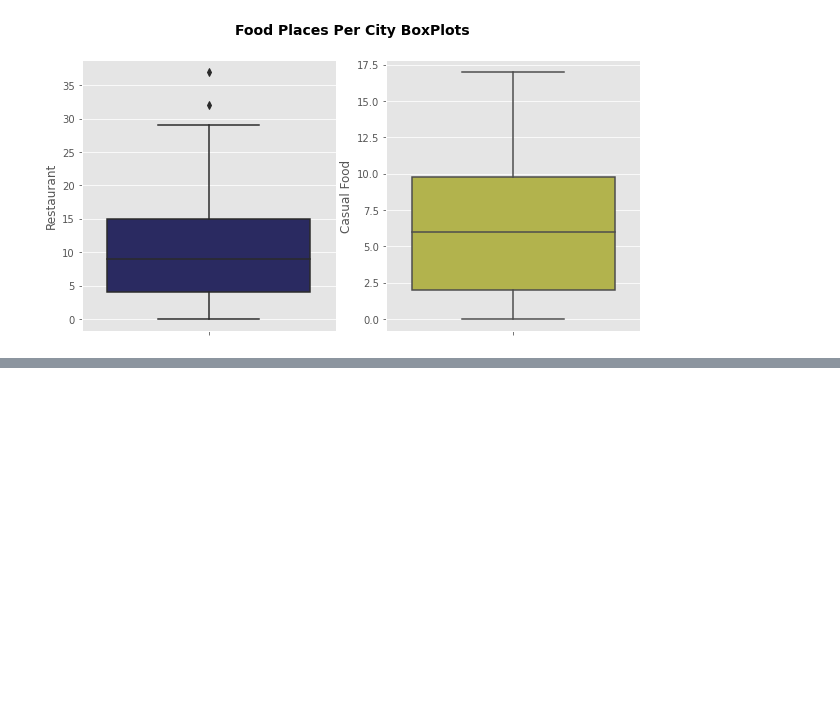
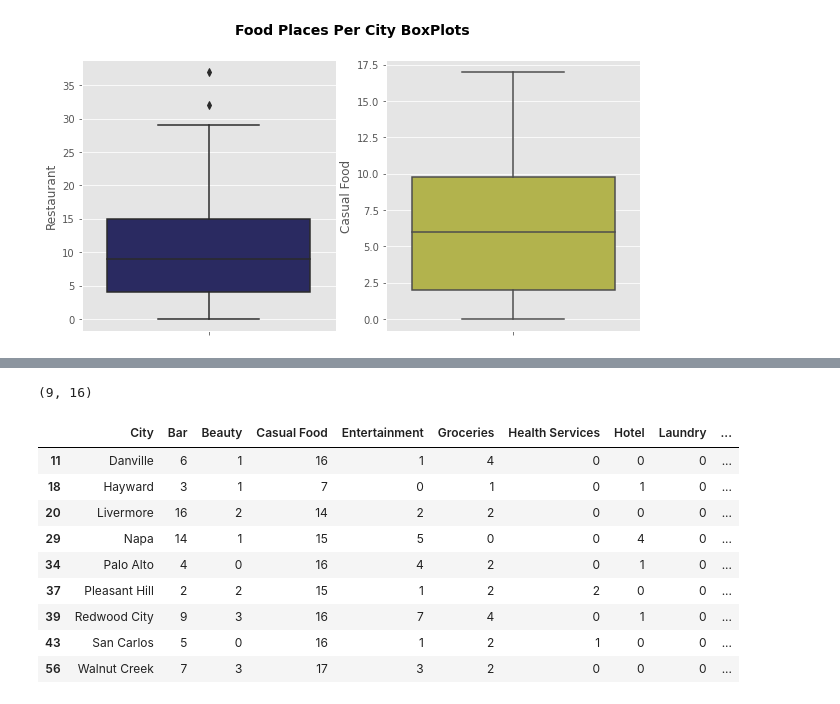
Before and after one commit to jgarcia-garcia/Coursera_Capstone, a Jupyter notebook: Best_Office_Location_SFBayArea.ipynb, the cells around one changed output, grey strips where cells are left out. Saved outputs shown, nothing was run; the diff lists cells and outputs as text; code cells hidden in the pictures; blank space fills up the shorter version.

```diff
--- a/Best_Office_Location_SFBayArea.ipynb
+++ b/Best_Office_Location_SFBayArea.ipynb
@@ -610,0 +628,18 @@ Text(0, 0.5, 'Number of cities')
+# %%
+#Use the requirements to filter the cities and do a first selection
+#Requirements are at least: 9 restaurants, 6 casual food places, 2 sport venues, 1 bar
+bay_filtered = bay_grouped[(bay_grouped['Restaurant']>=10)&(bay_grouped['Casual Food']>=7)&(bay_grouped['Sports']>=3)&(bay_grouped['Bar']>=2)]
+print(bay_filtered.shape)
+bay_filtered
+# %% [output]
+(9, 16)
+|  | City | Bar | Beauty | Casual Food | Entertainment | Groceries | Health Services | Hotel | Laundry | ... |
+| 11 | Danville | 6 | 1 | 16 | 1 | 4 | 0 | 0 | 0 | ... |
+| 18 | Hayward | 3 | 1 | 7 | 0 | 1 | 0 | 1 | 0 | ... |
+| 20 | Livermore | 16 | 2 | 14 | 2 | 2 | 0 | 0 | 0 | ... |
+| 29 | Napa | 14 | 1 | 15 | 5 | 0 | 0 | 4 | 0 | ... |
+| 34 | Palo Alto | 4 | 0 | 16 | 4 | 2 | 0 | 1 | 0 | ... |
+| 37 | Pleasant Hill | 2 | 2 | 15 | 1 | 2 | 2 | 0 | 0 | ... |
+| 39 | Redwood City | 9 | 3 | 16 | 7 | 4 | 0 | 1 | 0 | ... |
+| 43 | San Carlos | 5 | 0 | 16 | 1 | 2 | 1 | 0 | 0 | ... |
+| 56 | Walnut Creek | 7 | 3 | 17 | 3 | 2 | 0 | 0 | 0 | ... |
```
Also changed, not shown: parts of 8 cells of this notebook.
